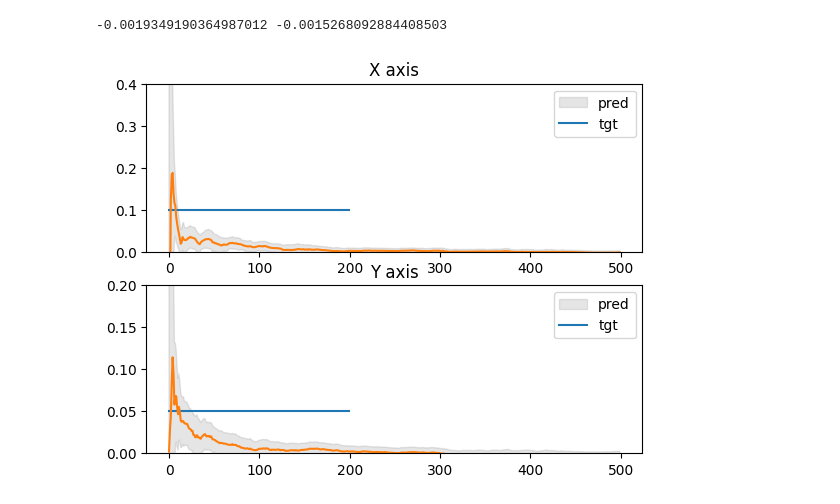
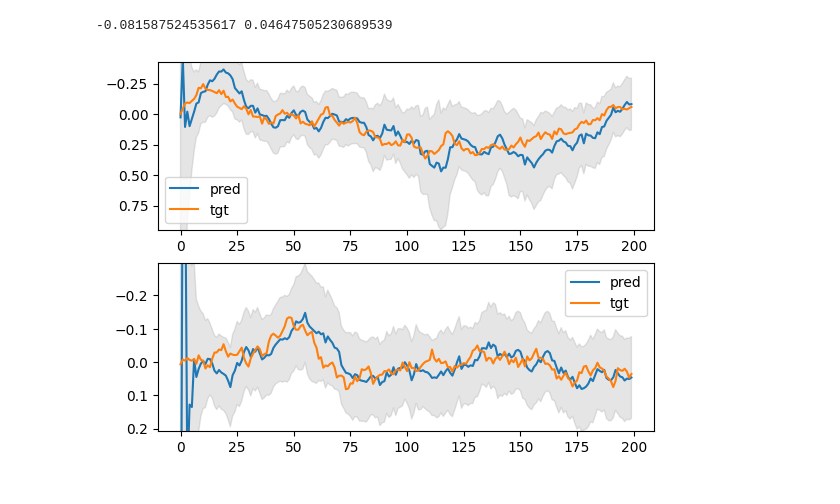
Before and after one commit to ShariceLiu/levy_simu, a Jupyter notebook: nD_simu_changing_mu.ipynb, the cells around one changed output. Cells and saved outputs as stored; diff of their text form; code cells hidden in the pictures.

```diff
--- a/nD_simu_changing_mu.ipynb
+++ b/nD_simu_changing_mu.ipynb
@@ -507,38 +605,33 @@ def sampling_latent_variables(delta_t, l, alpha):
 # import warnings
 # warnings.filterwarnings('error', category = RuntimeWarning)
 # warnings.filterwarnings('ignore', category = PendingDeprecationWarning)
-l = 0.005
-c = 10
-N = 500
-delta_t = 1
-sigma_w = 0.033
-mu_w1 = 0.1
-mu_w2 = 0.05
-alpha =0.9
 
 n_mus = []
 n_Ps = []
 n_ws = []
-num_particles = 20
+num_particles = 100
 
 # initialize x
 mu_p_1 = np.matrix(np.zeros(6)).T
 # mu_p_1[4:,0] = np.matrix([[mu_w1],[mu_w1]])
 mu_p = [mu_p_1]*num_particles
-P_p = [np.matrix(np.identity(6))*100]*num_particles
+P_p = [np.matrix(np.identity(6))*10]*num_particles
 log_weight_p = np.log(np.ones(num_particles)*(1/num_particles))
 
 E_ns = np.zeros((num_particles, N+1)) # store exp likelihood of y
 
 for n in range(N):
-#     y_n = np.matrix(np.zeros(8)).T
-#     y_n[:4]=np.matrix(y_ns[n]).T
+
     y_n = np.matrix(y_ns[n]).T
+
+    gammas = gammas_nt[n]
+    vs = vs_nt[n]
+
     if n%5 == 0:
         resample = True
     else:
         resample = False
-    log_weight_p, mu_p, P_p, E_ns = single_ite_particle_filtering_para(y_n, log_weight_p, mu_p, P_p, E_ns, n+1, k_v, l, alpha, resample = resample)
+    log_weight_p, mu_p, P_p, E_ns = single_ite_particle_filtering_bytimestep(y_n, log_weight_p, mu_p, P_p, E_ns, gammas, vs, n+1, resample = resample)
 
     n_mus.append(mu_p)
     n_Ps.append(P_p)
@@ -546,48 +639,47 @@ for n in range(N):
 
 n_mus = np.array(n_mus)
 n_Ps = np.array(n_Ps)
-n_Ps *= sigma_w**2 # if marginalizing sigma
+# n_Ps *= sigma_w**2 # if marginalizing sigma
 n_ws = np.array(n_ws)
 # %%
 average = np.zeros((N, 6))
 std3 = np.zeros((N, 6))
 avg_P = np.zeros((N, 6, 6))
 
 for i in range(N):
     for d in range(6):
         average[i,d]=np.dot(np.array(n_mus[i,:,d,:].T)[0], np.exp(n_ws[i,:]))
         for j in range(6):
             avg_P[i,d,j] = np.dot(np.array(n_Ps[i,:,d,j].T), np.exp(n_ws[i,:]))+\
             np.dot((np.array(n_mus[i,:,d,:].T)[0]-average[i,d])*(np.array(n_mus[i,:,j,:].T)[0]-average[i,j]), np.exp(n_ws[i,:]))
 
         std3[i,d]=np.sqrt(avg_P[i,d,d])*3
 
 # plot error region
 dim = 4
 plt.figure()
 plt.subplot(2,1,1)
+plt.ylim([max(average[25:,dim] + std3[25:,dim]),min(average[25:,dim] - std3[25:,dim])])
+plt.plot(average[:,dim])
+plt.plot(u_ns[:,0])
 plt.fill_between(range(N),average[:,dim] - std3[:,dim], average[:,dim] + std3[:,dim],
                  color='gray', alpha=0.2)
-plt.ylim([-0.0,0.4])
-plt.plot(u_ns[:,0])
-plt.plot(average[:,dim])
 plt.legend(['pred','tgt'])
-plt.title('X axis')
+# plt.title(f'Jumps separate, alpha = {alpha}, num = {num_particles}')
 
 dim = 5
 plt.subplot(2,1,2)
+plt.ylim([max(average[25:,dim] + std3[25:,dim]),min(average[25:,dim] - std3[25:,dim])])
+plt.plot(average[:,dim])
+plt.plot(u_ns[:,1])
 plt.fill_between(range(N),average[:,dim] - std3[:,dim], average[:,dim] + std3[:,dim],
                  color='gray', alpha=0.2)
-plt.ylim([-0.0,0.2])
-plt.plot(u_ns[:,1])
-plt.plot(average[:,dim])
 plt.legend(['pred','tgt'])
-plt.title('Y axis')
-plt.savefig('predictmu/final_mus.png')
+# plt.savefig('predictmu/changing_mu_a09_timestep.png')
 
 # plt.legend(['mu 1','mu 2'])
 # plt.savefig('Langevin_nonzero_mus_fixjump.png')
 print(average[-1,4],average[-1,5])
 # %% [output]
--0.0019349190364987012 -0.0015268092884408503
+-0.081587524535617 0.04647505230689539
-[figure, old version]
+[figure, new version]
```
Also changed, not shown: parts of 7 cells of this notebook, 18 other files.
